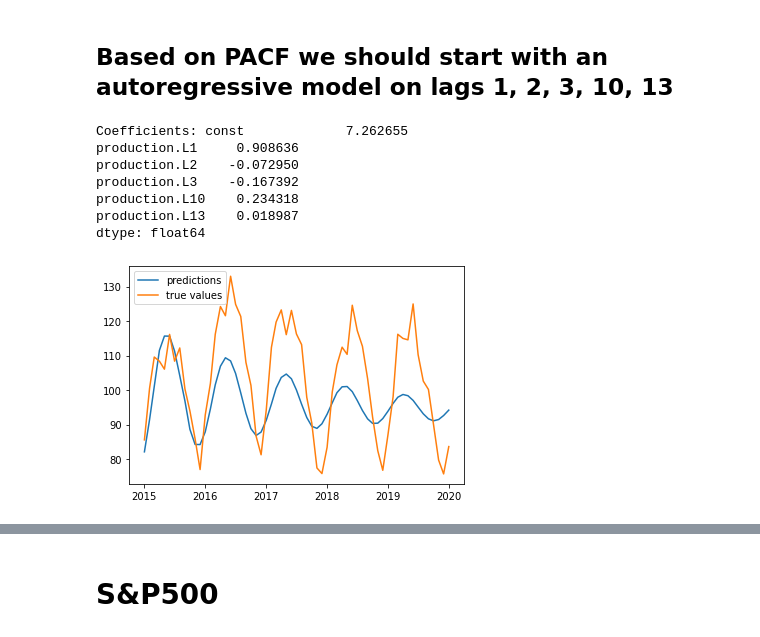
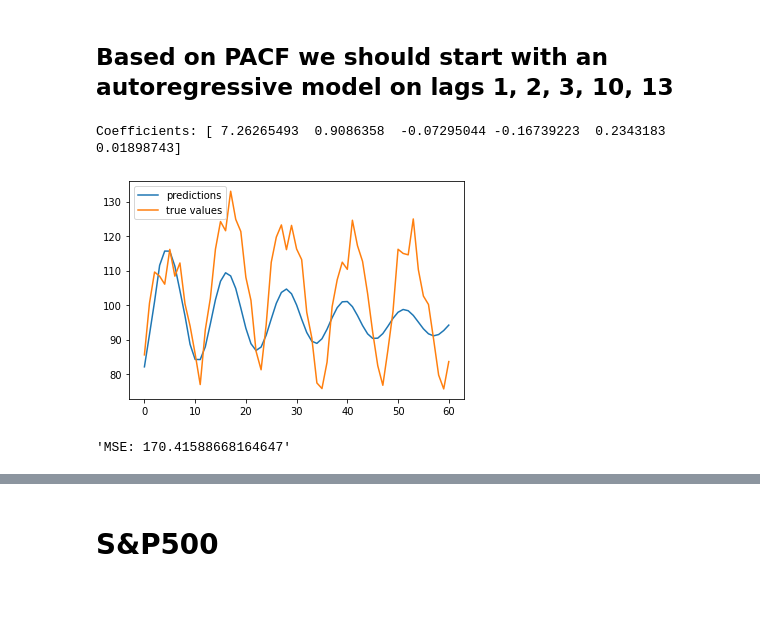
Before and after one commit to GrossBetruger/Kaggle, a Jupyter notebook: time_series_analysis/time_series_analysis.ipynb, the cells around one changed output, grey strips where cells are left out. Cells and saved outputs as stored; diff of their text form; code cells hidden in the pictures; blank space fills up the shorter version.

```diff
--- a/time_series_analysis/time_series_analysis.ipynb
+++ b/time_series_analysis/time_series_analysis.ipynb
@@ -47,25 +48,22 @@ from sklearn.model_selection import train_test_split
 # X = data.index.values
 # y = data.production.values
 
-train, test = data[:60], data[60:]
+train, test = data[:60].values, data[60:].values
 # X_train, X_test, y_train, y_test = train_test_split(X, y, random_state=21, test_size=0.1)
 # %%
+from sklearn.metrics import mean_squared_error
+
 model = AutoReg(train, lags=[1, 2, 3, 10, 13])
 model_fit = model.fit()
 predictions = model_fit.predict(start=len(train), end=len(train)+len(test)-1, dynamic=False)
-# predictions = model_fit.predict(start=0, end=len(X_train), dynamic=False)
 print('Coefficients: %s' % model_fit.params)
 
 plt.plot(predictions, label='predictions')
 plt.plot(test, label='true values')
 plt.legend()
 plt.show()
+f'MSE: {mean_squared_error(predictions, test)}'
 # %% [output]
-Coefficients: const             7.262655
-production.L1     0.908636
-production.L2    -0.072950
-production.L3    -0.167392
-production.L10    0.234318
-production.L13    0.018987
-dtype: float64
+Coefficients: [ 7.26265493  0.9086358  -0.07295044 -0.16739223  0.2343183   0.01898743]
-[figure, old version]
+[figure, new version]
+'MSE: 170.41588668164647'
```
Also changed, not shown: parts of 11 cells of this notebook.
